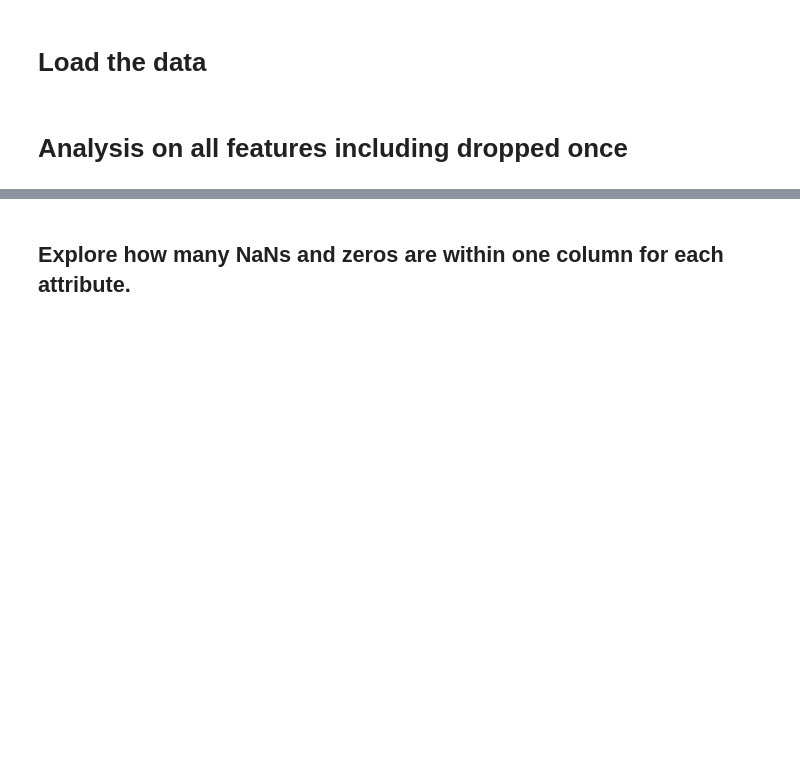
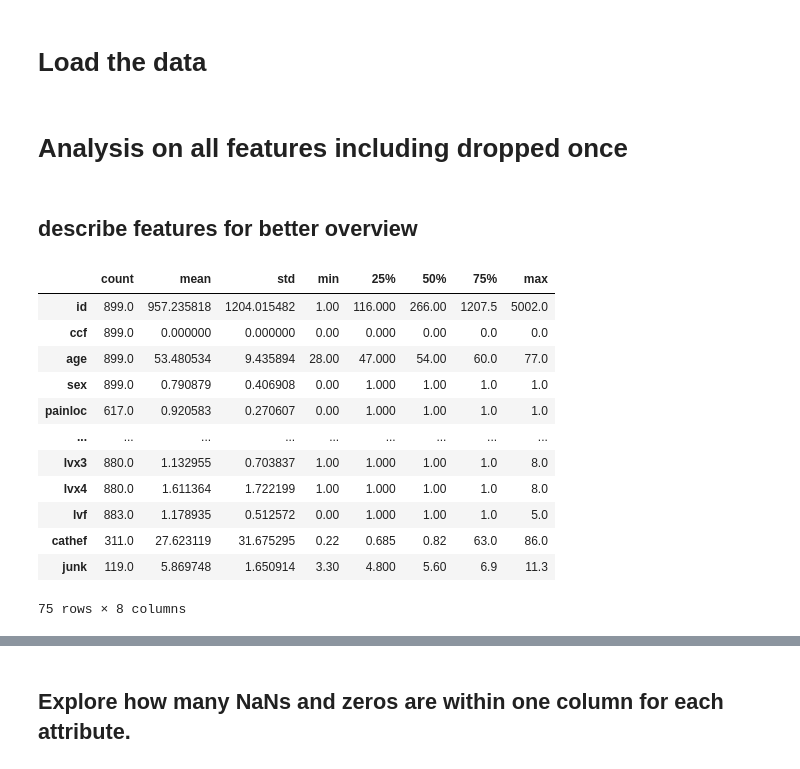
Before and after one commit to FinnHuelsbusch/UniMannheim-DataMining, a Jupyter notebook: Analyse.ipynb, the cells around one changed output, grey strips where cells are left out. Drawn from its saved outputs; the diff is of its cells as text; code cells hidden in the pictures; blank space fills up the shorter version.

```diff
--- a/Analyse.ipynb
+++ b/Analyse.ipynb
@@ -55,4 +48,22 @@ if generate_profiling_reports:
     import pandas_profiling
     profile = pandas_profiling.ProfileReport(df, title='Pandas Profiling Report for the complete UCI dataset', explorative=True)
     profile.to_file("Pandas Profiling Report for all features.html")
+# %% [markdown]
+## describe features for better overview
+# %%
+df.describe().transpose()
+# %% [output]
+|  | count | mean | std | min | 25% | 50% | 75% | max |
+| id | 899.0 | 957.235818 | 1204.015482 | 1.00 | 116.000 | 266.00 | 1207.5 | 5002.0 |
+| ccf | 899.0 | 0.000000 | 0.000000 | 0.00 | 0.000 | 0.00 | 0.0 | 0.0 |
+| age | 899.0 | 53.480534 | 9.435894 | 28.00 | 47.000 | 54.00 | 60.0 | 77.0 |
+| sex | 899.0 | 0.790879 | 0.406908 | 0.00 | 1.000 | 1.00 | 1.0 | 1.0 |
+| painloc | 617.0 | 0.920583 | 0.270607 | 0.00 | 1.000 | 1.00 | 1.0 | 1.0 |
+| ... | ... | ... | ... | ... | ... | ... | ... | ... |
+| lvx3 | 880.0 | 1.132955 | 0.703837 | 1.00 | 1.000 | 1.00 | 1.0 | 8.0 |
+| lvx4 | 880.0 | 1.611364 | 1.722199 | 1.00 | 1.000 | 1.00 | 1.0 | 8.0 |
+| lvf | 883.0 | 1.178935 | 0.512572 | 0.00 | 1.000 | 1.00 | 1.0 | 5.0 |
+| cathef | 311.0 | 27.623119 | 31.675295 | 0.22 | 0.685 | 0.82 | 63.0 | 86.0 |
+| junk | 119.0 | 5.869748 | 1.650914 | 3.30 | 4.800 | 5.60 | 6.9 | 11.3 |
+75 rows × 8 columns
 # %%
```
Also changed, not shown: parts of 87 cells of this notebook, 9 other files.
